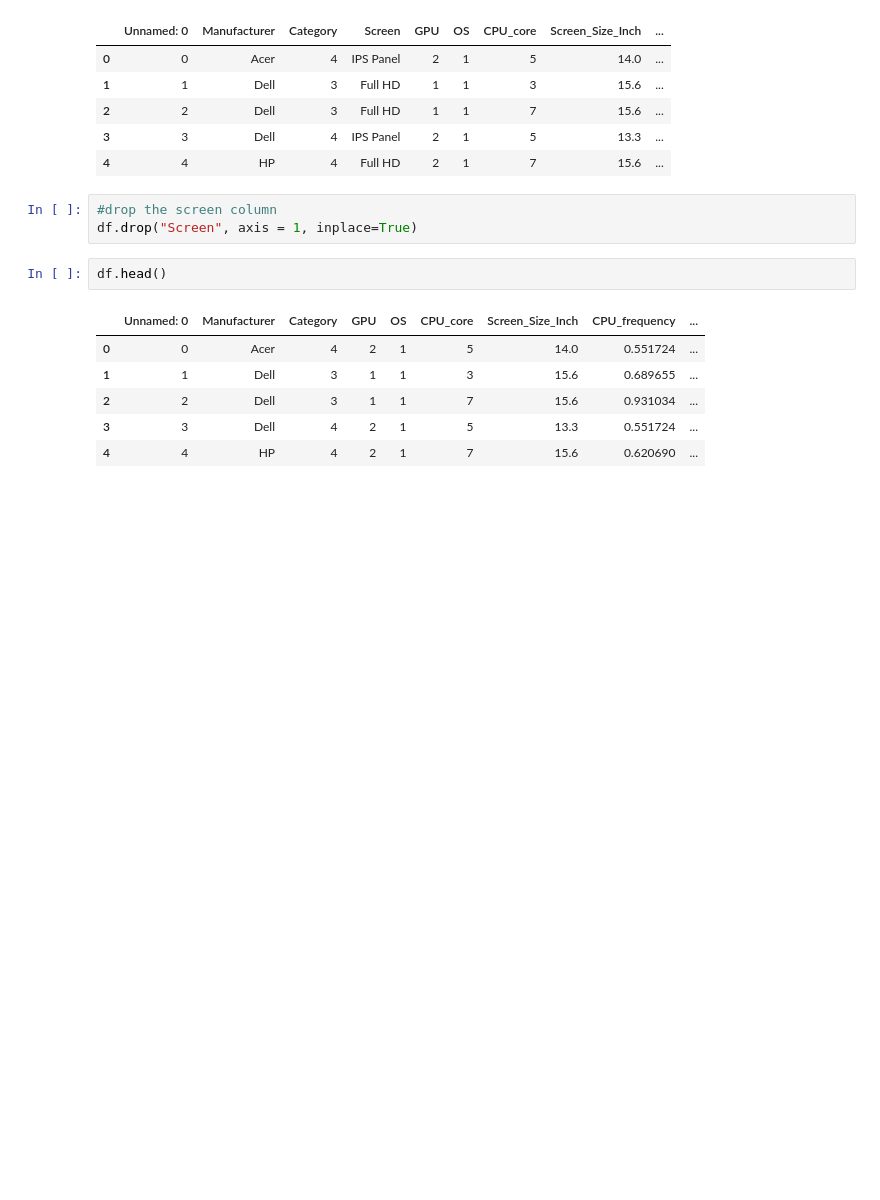
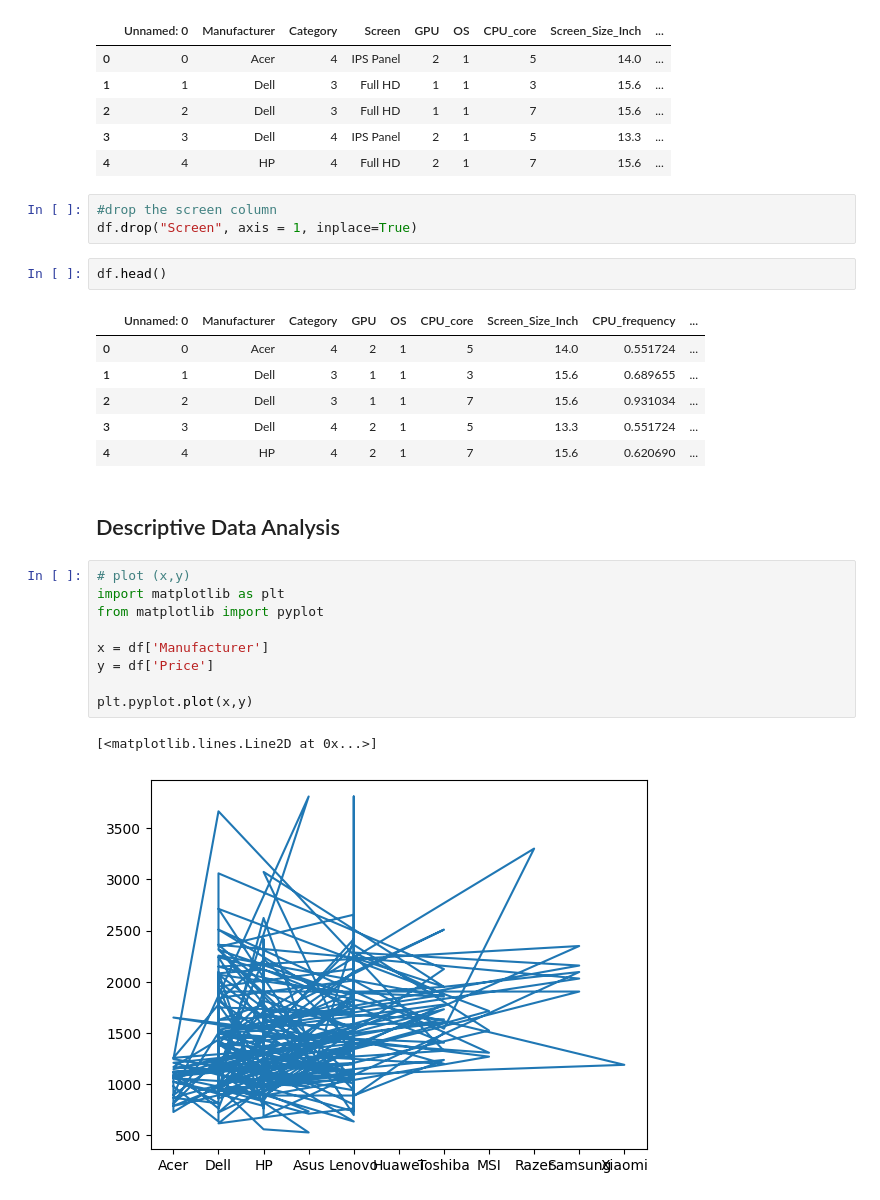
Before and after one commit to VishSeran/Data-Preprocessing-ML, a Jupyter notebook: LaptopPricing.ipynb, the cells around one changed output. Drawn from its saved outputs; the diff is of its cells as text; blank space fills up the shorter version.

Commit message:
plots plotted

```diff
--- a/LaptopPricing.ipynb
+++ b/LaptopPricing.ipynb
@@ -355,3 +356,17 @@ df.head()
 | 2 | 2 | Dell | 3 | 1 | 1 | 7 | 15.6 | 0.931034 | ... |
 | 3 | 3 | Dell | 4 | 2 | 1 | 5 | 13.3 | 0.551724 | ... |
 | 4 | 4 | HP | 4 | 2 | 1 | 7 | 15.6 | 0.620690 | ... |
+# %% [markdown]
+## Descriptive Data Analysis
+# %%
+# plot (x,y)
+import matplotlib as plt
+from matplotlib import pyplot
+
+x = df['Manufacturer']
+y = df['Price']
+
+plt.pyplot.plot(x,y)
+# %% [output]
+[<matplotlib.lines.Line2D at 0x...>]
+[figure, added]
```
Also changed, not shown: parts of 9 cells of this notebook.
